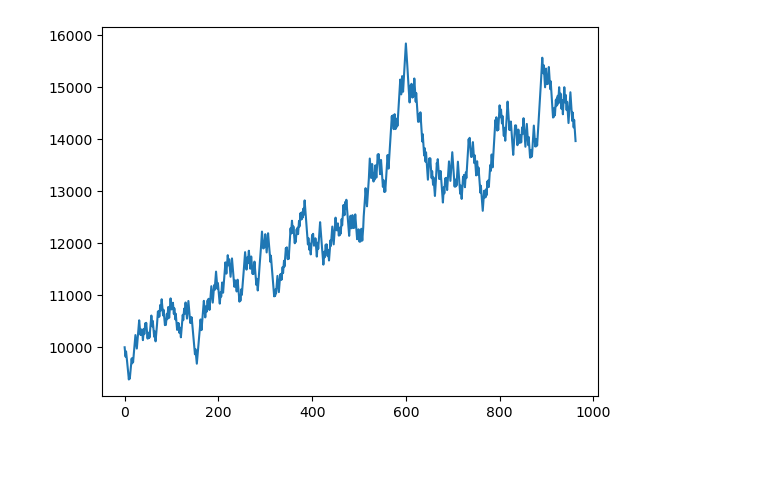
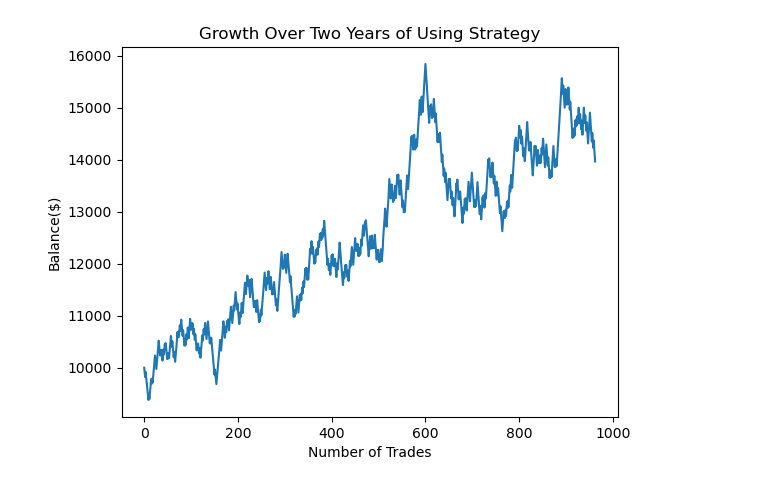
Before and after one commit to vourni/options_mean_reversion, a Jupyter notebook: backtest.ipynb, the cells around one changed output. Cells and saved outputs as stored; diff of their text form; code cells hidden in the pictures; blank space fills up the shorter version.

```diff
--- a/backtest.ipynb
+++ b/backtest.ipynb
@@ -74,31 +74,34 @@ for index, row in data.iterrows():
         else:
             continue
 
     else:
         continue
 
     # print(f'Trade {int((index+2)/2)}, Net: {round(new_balance - balance,2)}')
     balance = new_balance
     balance_points.append(balance)
 
 # Calculting values used for summary
 percent_gain = round(((balance - 10000) / 10000) * 100, 2)
 
 columns = ['Total Gain', 'Max Balance', 'Min Balance', 'Highest Gain', 'Highest Loss', 'Average Gain', 'Win/Loss']
 summary_data = [f'{percent_gain}%', f'${round(max(balance_points),2)}', f'${round(min(balance_points),2)}', f'${round(max(g_l_list), 2)}', f'${round(min(g_l_list), 2)}', f'${round(sum(g_l_list)/len(g_l_list))}', f'{pos_count}/{neg_count}']
 
 summary_df = pd.DataFrame(summary_data, index=columns, columns=['Data'])
 
 # Plotting balance and dispalying summary
 plot.plot(balance_points)
+plot.title('Growth Over Two Years of Using Strategy')
+plot.xlabel('Number of Trades')
+plot.ylabel('Balance($)')
 summary_df
 
 # Exporting Results
 EMA_5_DIR = 'ema_5'
 save_pdf_path = os.path.join(RESULTS_DIR, EMA_5_DIR, 'ema_5.pdf')
 save_summary_path = os.path.join(RESULTS_DIR, EMA_5_DIR, 'ema_5.csv')
 
 plot.savefig(save_pdf_path)
 summary_df.to_csv(save_summary_path)
 # %% [output]
-[figure, old version]
+[figure, new version]
```
Also changed, not shown: 1 other file.
